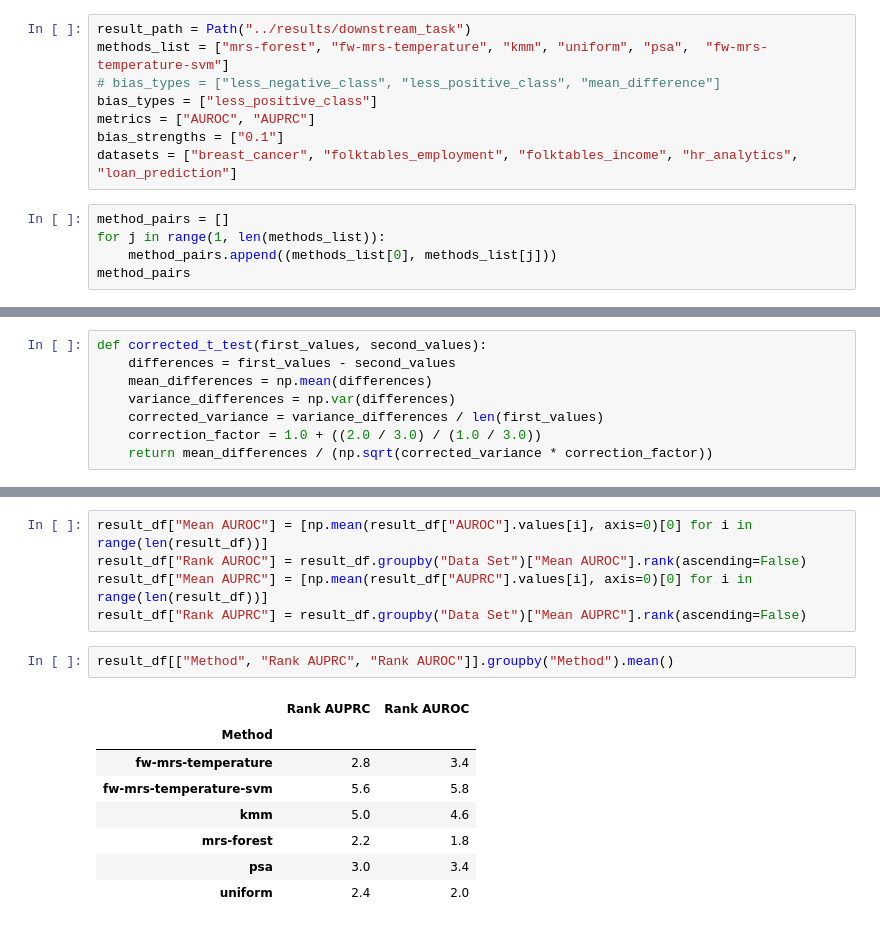
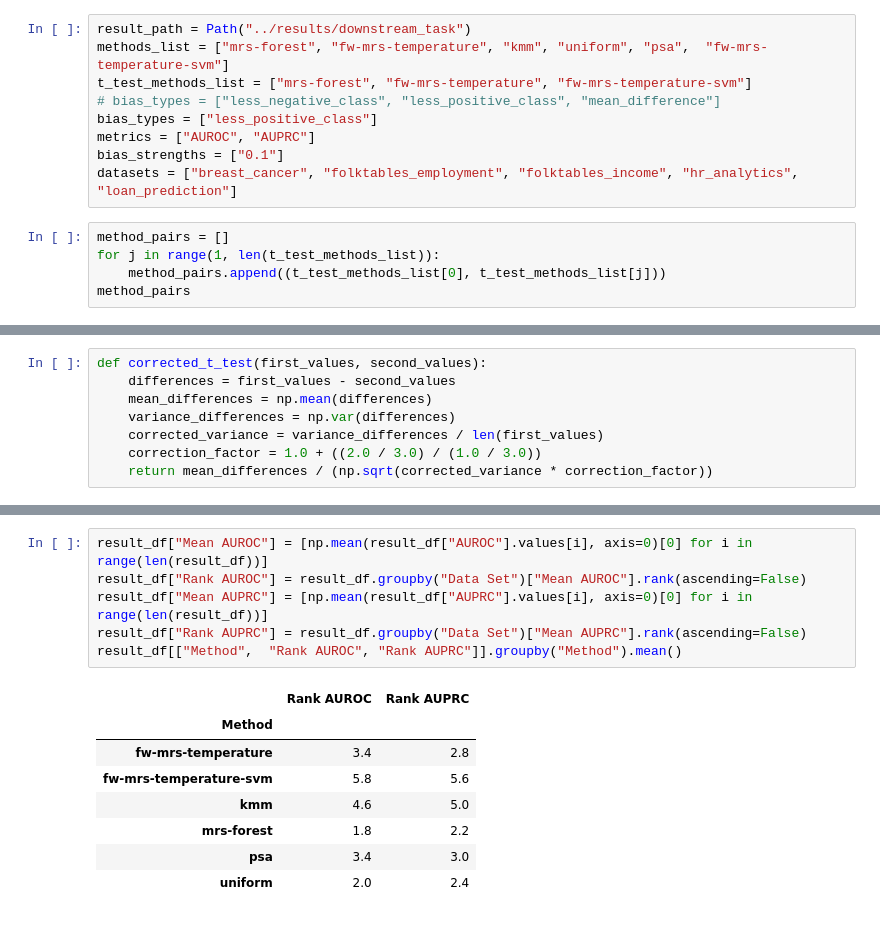
Before and after one commit to kramerlab/FeatureWeightDebiasing, a Jupyter notebook: notebooks/corrected_p_test.ipynb, the cells around one changed output, grey strips where cells are left out. Cells and saved outputs as stored; diff of their text form.

```diff
--- a/notebooks/corrected_p_test.ipynb
+++ b/notebooks/corrected_p_test.ipynb
@@ -7,6 +7,7 @@ import numpy as np
 # %%
 result_path = Path("../results/downstream_task")
 methods_list = ["mrs-forest", "fw-mrs-temperature", "kmm", "uniform", "psa",  "fw-mrs-temperature-svm"]
+t_test_methods_list = ["mrs-forest", "fw-mrs-temperature", "fw-mrs-temperature-svm"]
 # bias_types = ["less_negative_class", "less_positive_class", "mean_difference"]
 bias_types = ["less_positive_class"]
 metrics = ["AUROC", "AUPRC"]
@@ -14,8 +15,8 @@ bias_strengths = ["0.1"]
 datasets = ["breast_cancer", "folktables_employment", "folktables_income", "hr_analytics", "loan_prediction"]
 # %%
 method_pairs = []
-for j in range(1, len(methods_list)):
-    method_pairs.append((methods_list[0], methods_list[j]))
+for j in range(1, len(t_test_methods_list)):
+    method_pairs.append((t_test_methods_list[0], t_test_methods_list[j]))
 method_pairs
 # %% [output]
 [('mrs-forest', 'fw-mrs-temperature'),
@@ -90,16 +93,15 @@ p value for loan_prediction, less_positive_class, 0.1, mrs-forest,fw-mrs-tempera
 # %%
 result_df["Mean AUROC"] = [np.mean(result_df["AUROC"].values[i], axis=0)[0] for i in range(len(result_df))]
 result_df["Rank AUROC"] = result_df.groupby("Data Set")["Mean AUROC"].rank(ascending=False)
 result_df["Mean AUPRC"] = [np.mean(result_df["AUPRC"].values[i], axis=0)[0] for i in range(len(result_df))]
 result_df["Rank AUPRC"] = result_df.groupby("Data Set")["Mean AUPRC"].rank(ascending=False)
+result_df[["Method",  "Rank AUROC", "Rank AUPRC"]].groupby("Method").mean()
+# %% [output]
+|  | Rank AUROC | Rank AUPRC |
+| Method |  |  |
+| fw-mrs-temperature | 3.4 | 2.8 |
+| fw-mrs-temperature-svm | 5.8 | 5.6 |
+| kmm | 4.6 | 5.0 |
+| mrs-forest | 1.8 | 2.2 |
+| psa | 3.4 | 3.0 |
+| uniform | 2.0 | 2.4 |
-# %%
-result_df[["Method", "Rank AUPRC", "Rank AUROC"]].groupby("Method").mean()
-# %% [output]
-|  | Rank AUPRC | Rank AUROC |
-| Method |  |  |
-| fw-mrs-temperature | 2.8 | 3.4 |
-| fw-mrs-temperature-svm | 5.6 | 5.8 |
-| kmm | 5.0 | 4.6 |
-| mrs-forest | 2.2 | 1.8 |
-| psa | 3.0 | 3.4 |
-| uniform | 2.4 | 2.0 |
```
Also changed, not shown: parts of 3 cells of this notebook, 15 other files.
